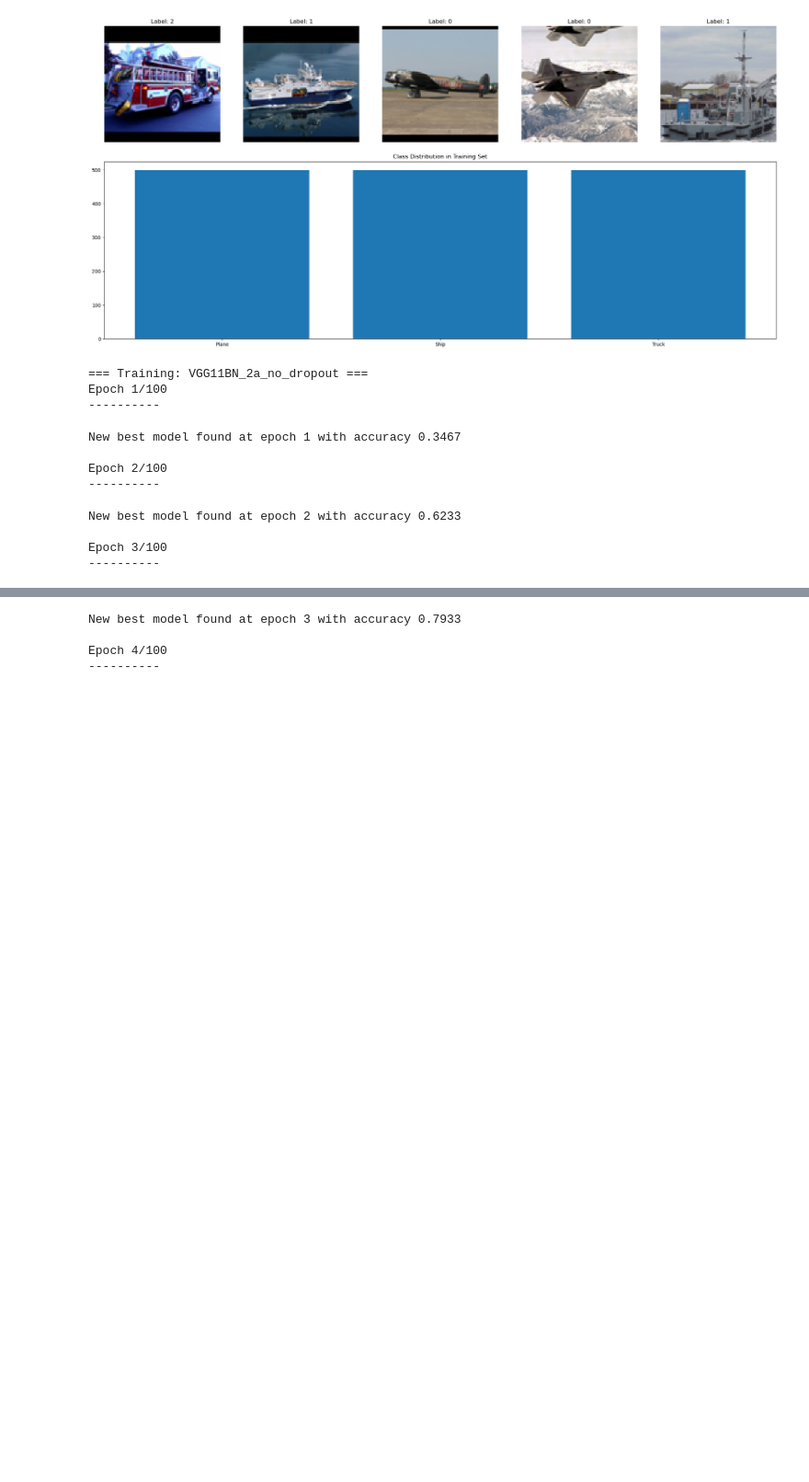
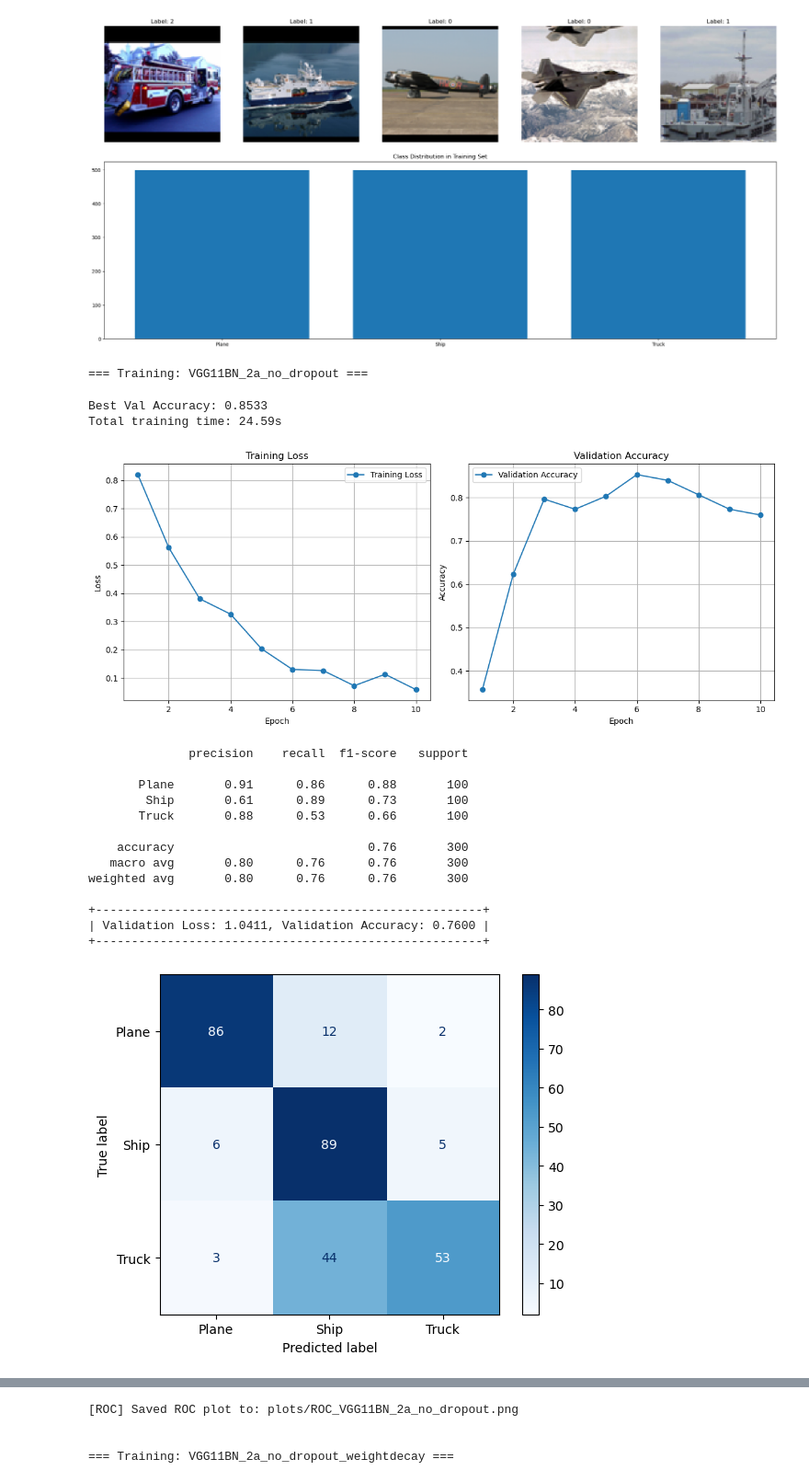
Before and after one commit to tihassfjord/FYS3033DL, a Jupyter notebook: home_examv1.ipynb, the cells around one changed output, grey strips where cells are left out. Shown at 92% size. Cells and saved outputs as stored; diff of their text form; code cells hidden in the pictures; blank space fills up the shorter version.

Commit message:
changes to training progress bar

```diff
--- a/home_examv1.ipynb
+++ b/home_examv1.ipynb
@@ -269,7 +269,7 @@ for cfg in configs:
     criterion = nn.CrossEntropyLoss()
     optimizer = optim.Adam(model.parameters(), lr=1e-4, weight_decay=cfg["weight_decay"])
 
-    scheduler = StepLR(optimizer, step_size=20, gamma=0.5) if cfg["use_scheduler"] else None
+    scheduler = StepLR(optimizer, step_size=5, gamma=0.5) if cfg["use_scheduler"] else None
 
     trained_model = train_model(
         model=model,
@@ -278,42 +278,49 @@ for cfg in configs:
         optimizer=optimizer,
         scheduler=scheduler,
         device=device,
-        num_epochs=100,
+        num_epochs=10,
         model_name=cfg["name"]
     )
 
 
     # Evaluation
     val_loss, val_acc, y_true, y_pred = classification_summary(
         model=trained_model,
         dataloader=dataloaders["val"],
         criterion=criterion,
         device=device,
         class_names=['Plane', 'Ship', 'Truck']
     )
 
     print_framed_metrics(val_loss, val_acc)
 
     # Confusion matrix
     plot_confusion_matrix(trained_model, dataloaders['val'], device, class_names=['Plane', 'Ship', 'Truck'], save_path=f"plots/{cfg['name']}_confusion_matrix.png")
 
     plot_multiclass_roc(
     model=trained_model,
     dataloader=dataloaders['val'],
     device=device,
     num_classes=3,
     class_names=['Plane', 'Ship', 'Truck'],
     model_name=cfg["name"]
     )
 # %% [output]
 === Training: VGG11BN_2a_no_dropout ===
-Epoch 1/100
-----------
-New best model found at epoch 1 with accuracy 0.3467
-
-Epoch 2/100
-----------
+Best Val Accuracy: 0.8533
+Total training time: 24.59s
+[figure, added]
-New best model found at epoch 2 with accuracy 0.6233
+              precision    recall  f1-score   support
 
-Epoch 3/100
-----------
+       Plane       0.91      0.86      0.88       100
+        Ship       0.61      0.89      0.73       100
+       Truck       0.88      0.53      0.66       100
+
+    accuracy                           0.76       300
+   macro avg       0.80      0.76      0.76       300
+weighted avg       0.80      0.76      0.76       300
+
++------------------------------------------------------+
+| Validation Loss: 1.0411, Validation Accuracy: 0.7600 |
++------------------------------------------------------+
+[figure, added]
@@ -320,4 +328,4 @@ Epoch 3/100
-New best model found at epoch 3 with accuracy 0.7933
+[ROC] Saved ROC plot to: plots/ROC_VGG11BN_2a_no_dropout.png
 
-Epoch 4/100
-----------
+
+=== Training: VGG11BN_2a_no_dropout_weightdecay ===
```
Also changed, not shown: parts of 3 cells of this notebook, 27 other files.
